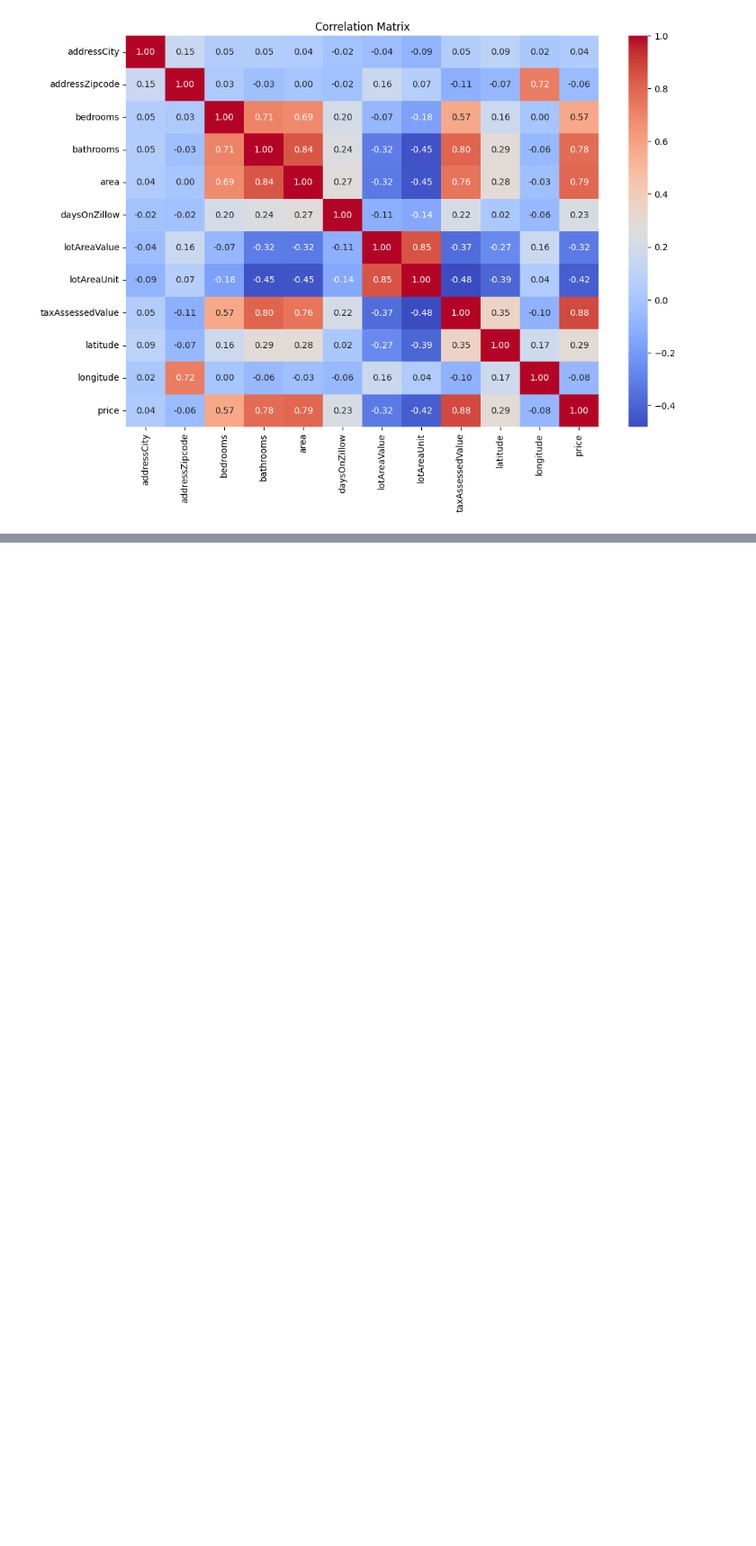
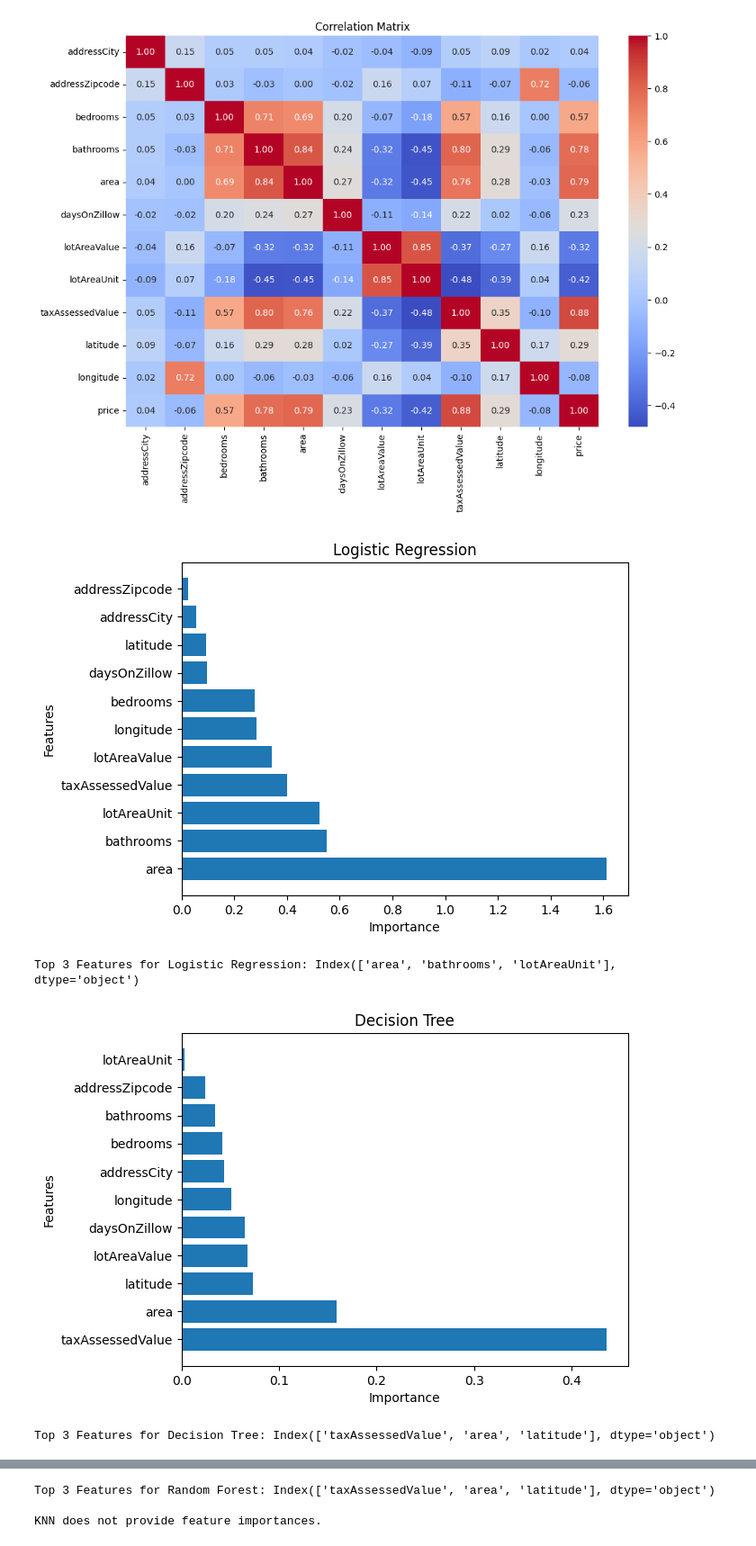
Before and after one commit to saba-sohail/nassau-county-housing, a Jupyter notebook: analysis1.ipynb, the cells around one changed output, grey strips where cells are left out. Shown at 90% size. Cells and saved outputs as stored; diff of their text form; code cells hidden in the pictures; blank space fills up the shorter version.

```diff
--- a/analysis1.ipynb
+++ b/analysis1.ipynb
@@ -321,3 +353,35 @@ plt.title('Correlation Matrix')
 plt.show()
 # %% [output]
 [figure]
+# %%
+import numpy as np
+
+for model_name, model in models.items():
+    if hasattr(model, 'feature_importances_'):
+        importances = model.feature_importances_
+    elif hasattr(model, 'coef_'):
+        importances = np.abs(model.coef_[0])  # for Logistic Regression
+    else:
+        importances = None  # KNN does not have feature importances
+
+    if importances is not None:
+        # sort importances and get top 3 features
+        sorted_indices = np.argsort(importances)[::-1]
+        sorted_importances = importances[sorted_indices]
+        top_feature_names = features.columns[sorted_indices]
+
+        # Plotting
+        plt.barh(top_feature_names, sorted_importances, align='center')
+        plt.title(model_name)
+        plt.xlabel('Importance')
+        plt.ylabel('Features')
+        plt.show()
+
+        print(f"Top 3 Features for {model_name}: {top_feature_names[:3]}")
+    else:
+        print(f"\n{model_name} does not provide feature importances.")
+# %% [output]
+[figure, added]
+Top 3 Features for Logistic Regression: Index(['area', 'bathrooms', 'lotAreaUnit'], dtype='object')
+[figure, added]
+Top 3 Features for Decision Tree: Index(['taxAssessedValue', 'area', 'latitude'], dtype='object')
@@ -323,0 +389,3 @@ plt.show()
+Top 3 Features for Random Forest: Index(['taxAssessedValue', 'area', 'latitude'], dtype='object')
+
+KNN does not provide feature importances.
```
Also changed, not shown: parts of 15 cells of this notebook.
